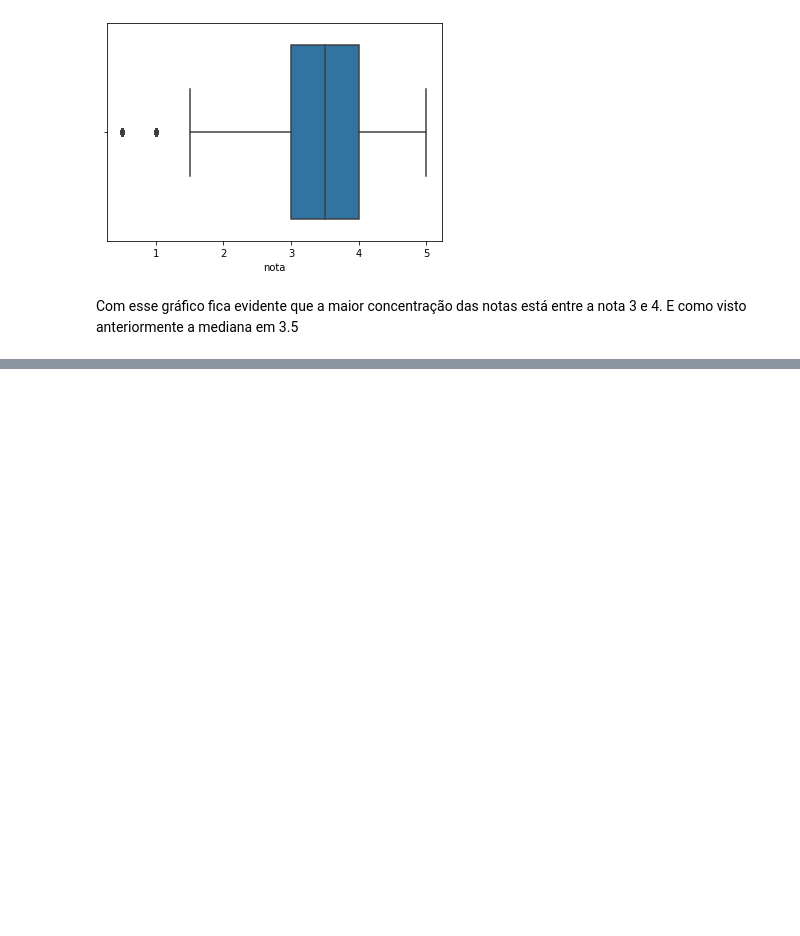
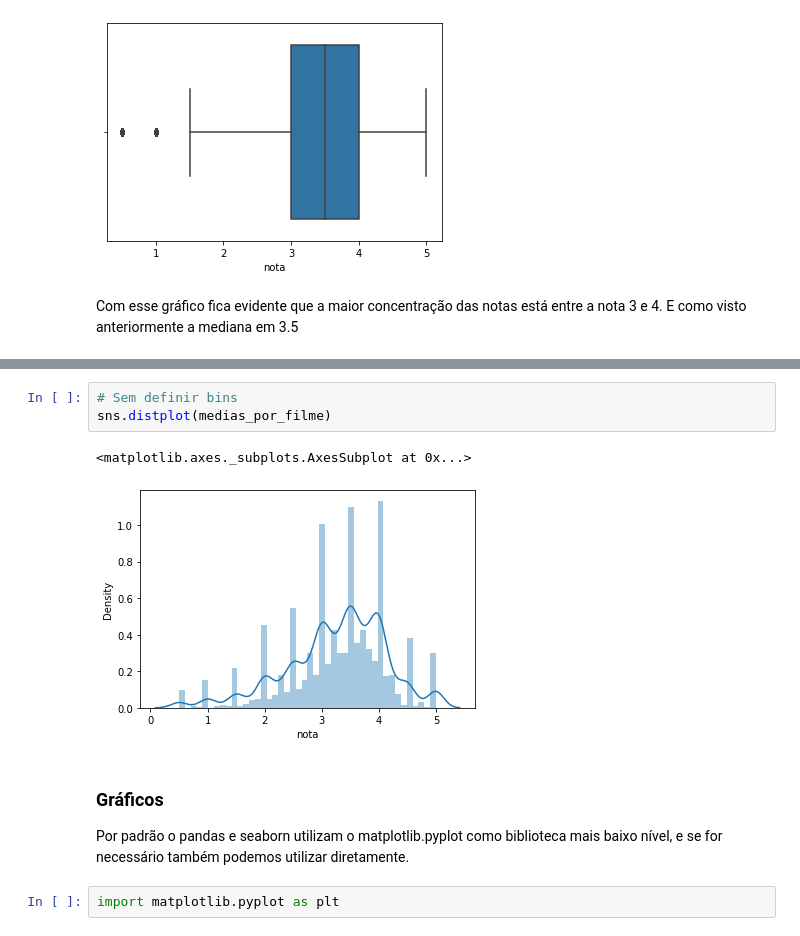
Before and after one commit to laurivansareta/introducao-a-data-science, a Jupyter notebook: Introdução_a_Data_Science.ipynb, the cells around one changed output, grey strips where cells are left out. Drawn from its saved outputs; the diff is of its cells as text; blank space fills up the shorter version.

```diff
--- a/Introdução_a_Data_Science.ipynb
+++ b/Introdução_a_Data_Science.ipynb
@@ -112,0 +227,12 @@ Com esse gráfico fica evidente que a maior concentração das notas está entre
+# %%
+# Sem definir bins
+sns.distplot(medias_por_filme)
+# %% [output]
+<matplotlib.axes._subplots.AxesSubplot at 0x...>
+[figure, added]
+# %% [markdown]
+### Gráficos
+
+Por padrão o pandas e seaborn utilizam o matplotlib.pyplot como biblioteca mais baixo nível, e se for necessário também podemos utilizar diretamente.
+# %%
+import matplotlib.pyplot as plt
```
Also changed, not shown: parts of 22 cells of this notebook.
